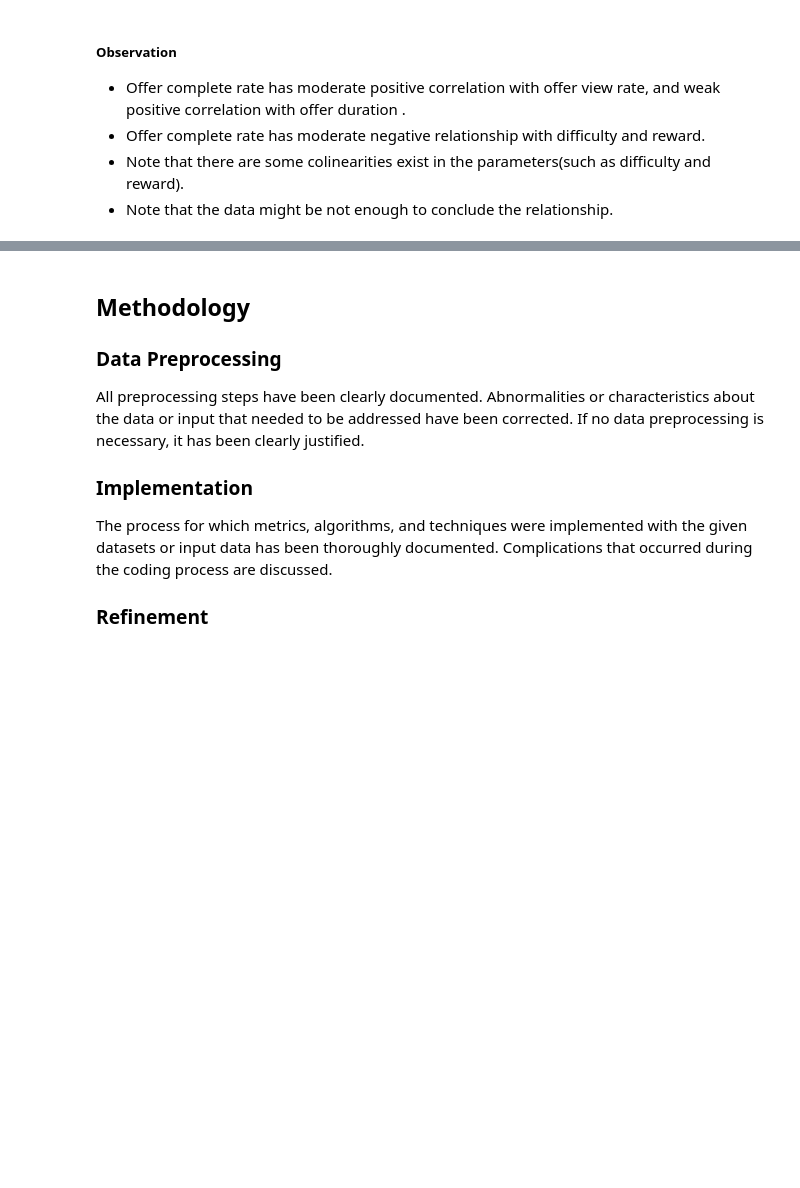
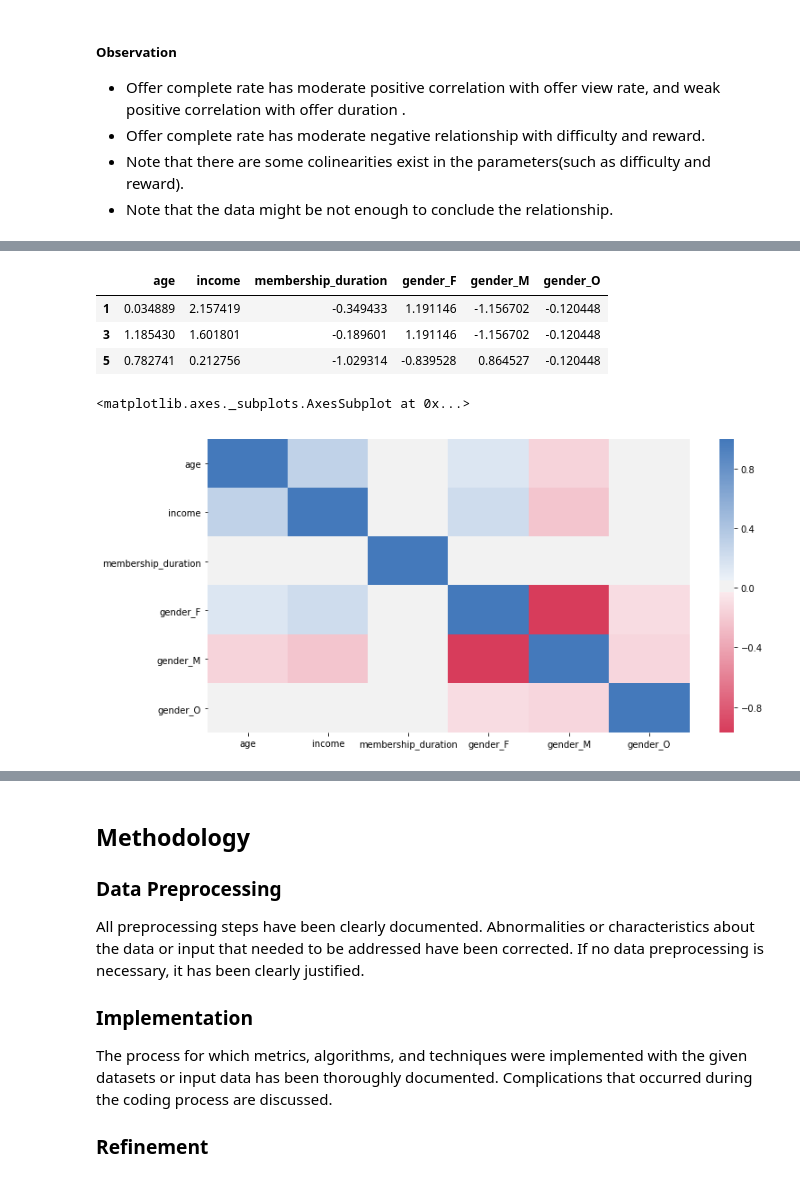
Before and after one commit to alankashiwa/starbucks-capstone-challenge, a Jupyter notebook: Starbucks_Capstone_notebook.ipynb, the cells around one changed output, grey strips where cells are left out. Drawn from its saved outputs; the diff is of its cells as text; code cells hidden in the pictures; blank space fills up the shorter version.

```diff
--- a/Starbucks_Capstone_notebook.ipynb
+++ b/Starbucks_Capstone_notebook.ipynb
@@ -1000,0 +1008,21 @@ profile_clean
+# %%
+# https://stackoverflow.com/questions/37292872/how-can-i-one-hot-encode-in-python
+def one_hot(df, cols):
+    """ One-hot encoding function
+
+    Args:
+        df: DataFrame
+        cols: a list of columns to encode
+    Returns:
+        a DataFrame with one-hot encoding
+
+    """
+    for each in cols:
+        dummies = pd.get_dummies(df[each], prefix=each, drop_first=False)
+        df = pd.concat([df, dummies], axis=1)
+        df = df.drop([each], axis=1)
+    return df
+# %%
+# One-hot encode two categorical columns
+df_Q2_cluster = one_hot(df_Q2_cluster, ['gender'])
+df_Q2_cluster.head(3)
@@ -1000,0 +1052,26 @@ profile_clean
+# %%
+# https://stackoverflow.com/questions/37292872/how-can-i-one-hot-encode-in-python
+# Convert data types from int64/uint8 to float64
+columnsToEncode = list(df_Q2_cluster.select_dtypes(include=['int64','uint8']))
+for col in columnsToEncode:
+    df_Q2_cluster[col] = df_Q2_cluster[col].astype(np.float64)
+# %%
+# Apply feature scaling to the df_Q2
+scaler = StandardScaler()
+for col in df_Q2_cluster.columns:
+    df_Q2_cluster[col] = scaler.fit_transform(df_Q2_cluster[col].values.reshape(-1, 1))
+
+# The resulting data
+df_Q2_cluster.head(3)
+# %% [output]
+|  | age | income | membership_duration | gender_F | gender_M | gender_O |
+| 1 | 0.034889 | 2.157419 | -0.349433 | 1.191146 | -1.156702 | -0.120448 |
+| 3 | 1.185430 | 1.601801 | -0.189601 | 1.191146 | -1.156702 | -0.120448 |
+| 5 | 0.782741 | 0.212756 | -1.029314 | -0.839528 | 0.864527 | -0.120448 |
+# %%
+# Correlation Heatmap
+plt.subplots(figsize=(12,6))
+sns.heatmap(df_Q2_cluster.corr(), cmap=cmap)
+# %% [output]
+<matplotlib.axes._subplots.AxesSubplot at 0x...>
+[figure, added]
```
Also changed, not shown: parts of 71 cells of this notebook.
